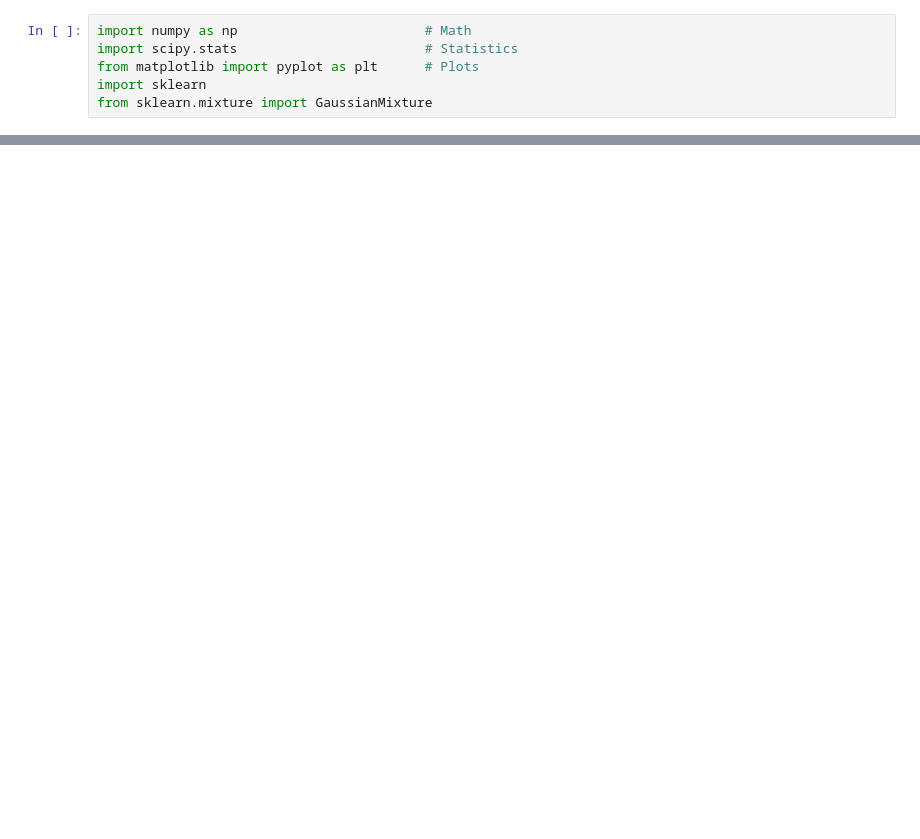
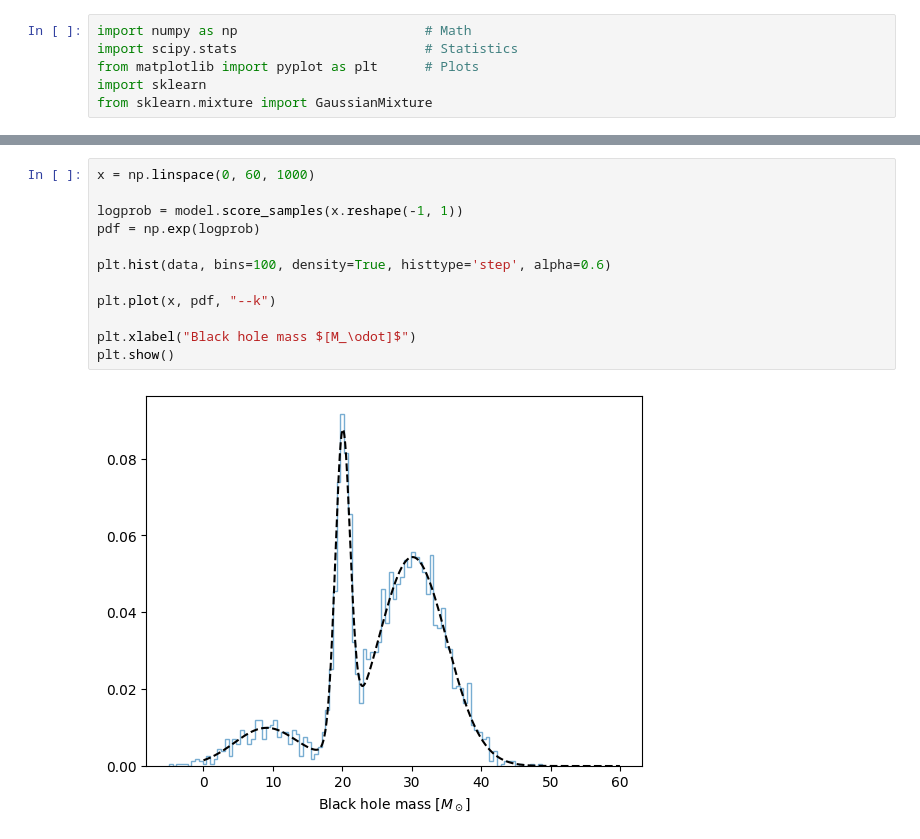
Before and after one commit to GiuliaConti/astrostatistics_bicocca_2024, a Jupyter notebook: working/E07_L06.ipynb, the cells around one changed output, grey strips where cells are left out. Drawn from its saved outputs; the diff is of its cells as text; blank space fills up the shorter version.

```diff
--- a/working/E07_L06.ipynb
+++ b/working/E07_L06.ipynb
@@ -63,0 +89,14 @@ plt.show()
+# %%
+x = np.linspace(0, 60, 1000)
+
+logprob = model.score_samples(x.reshape(-1, 1))
+pdf = np.exp(logprob)
+
+plt.hist(data, bins=100, density=True, histtype='step', alpha=0.6)
+
+plt.plot(x, pdf, "--k")
+
+plt.xlabel("Black hole mass $[M_\odot]$")
+plt.show()
+# %% [output]
+[figure, added]
```
Also changed, not shown: parts of 14 cells of this notebook, 2 other files.
